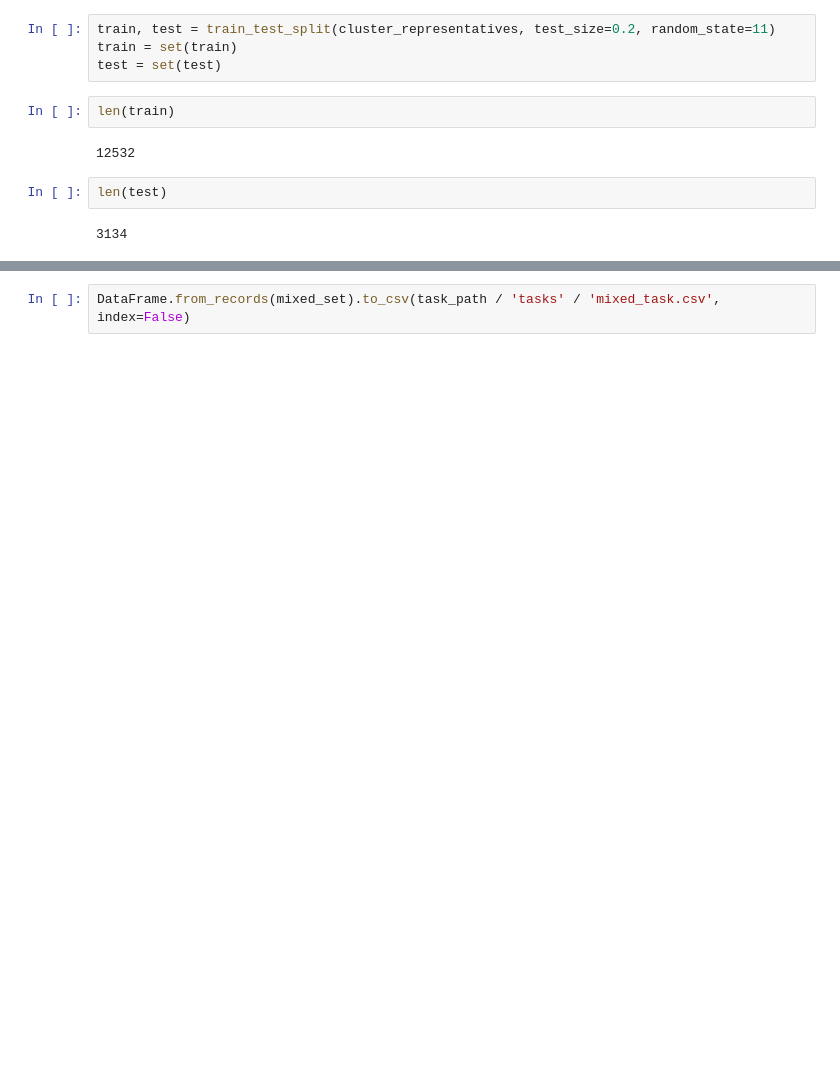
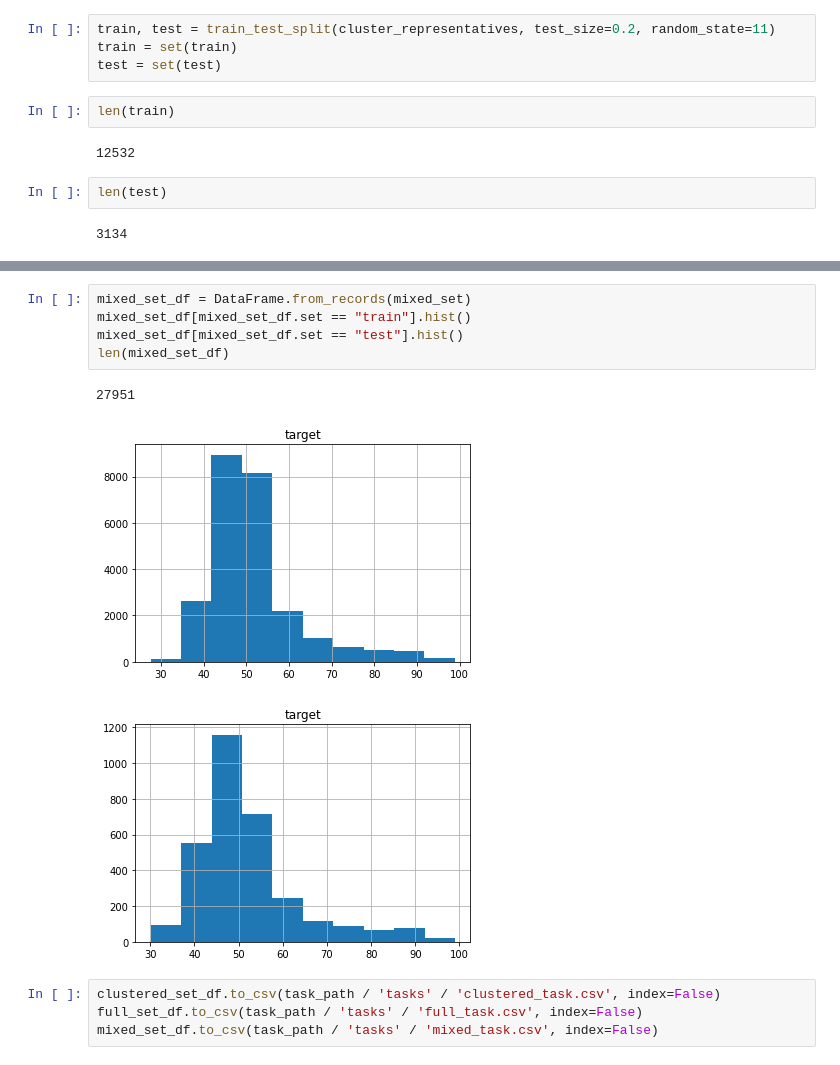
Before and after one commit to J-SNACKKB/FLIP, a Jupyter notebook: notebooks/2_meltome_atlas.ipynb, the cells around one changed output, grey strips where cells are left out. Cells and saved outputs as stored; diff of their text form; blank space fills up the shorter version.

```diff
--- a/notebooks/2_meltome_atlas.ipynb
+++ b/notebooks/2_meltome_atlas.ipynb
@@ -346,2 +358,13 @@ DataFrame.from_records(full_set).to_csv(task_path / 'tasks' / 'full_task.csv', i
 # %%
-DataFrame.from_records(mixed_set).to_csv(task_path / 'tasks' / 'mixed_task.csv', index=False)
+mixed_set_df = DataFrame.from_records(mixed_set)
+mixed_set_df[mixed_set_df.set == "train"].hist()
+mixed_set_df[mixed_set_df.set == "test"].hist()
+len(mixed_set_df)
+# %% [output]
+27951
+[figure, added]
+[figure, added]
+# %%
+clustered_set_df.to_csv(task_path / 'tasks' / 'clustered_task.csv', index=False)
+full_set_df.to_csv(task_path / 'tasks' / 'full_task.csv', index=False)
+mixed_set_df.to_csv(task_path / 'tasks' / 'mixed_task.csv', index=False)
```
Also changed, not shown: parts of 4 cells of this notebook, 1 other file.
